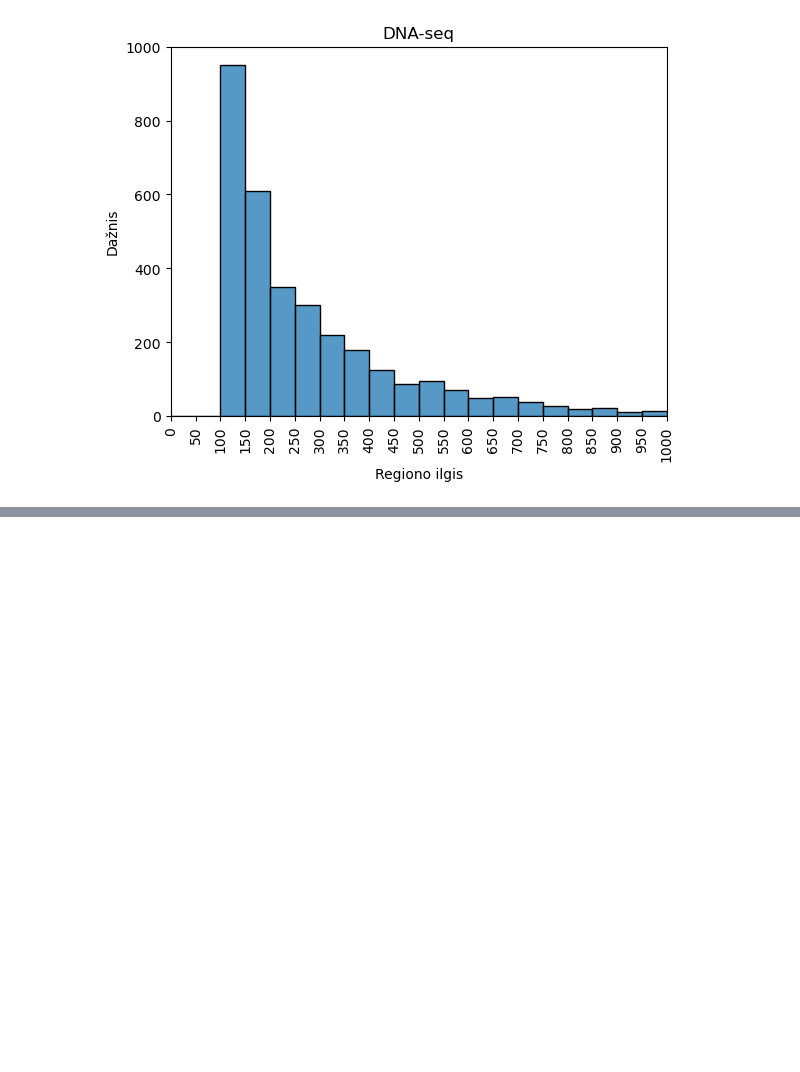
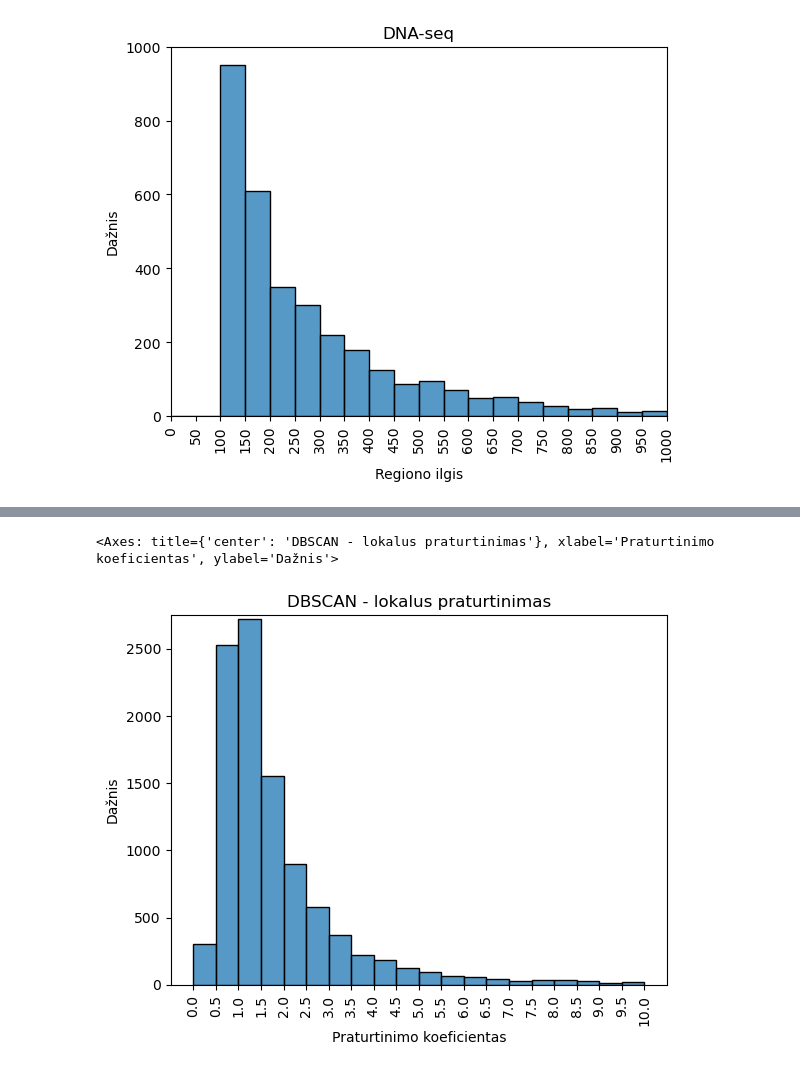
Before and after one commit to lu-kup/bio-baigiamasis, a Jupyter notebook: scripts/diagrams.ipynb, the cells around one changed output, grey strips where cells are left out. Cells and saved outputs as stored; diff of their text form; code cells hidden in the pictures; blank space fills up the shorter version.

```diff
--- a/scripts/diagrams.ipynb
+++ b/scripts/diagrams.ipynb
@@ -145,0 +161,4 @@ sns.histplot(data=df_dnase, bins=bins, x="Length")
+# %%
+enrich_kmeans = pd.read_csv("../outputs/final/enrichment_kmeans.csv", sep='\t')
+enrich_kproto = pd.read_csv("../outputs/final/enrichment_kprototypes.csv", sep='\t')
+enrich_dbscan = pd.read_csv("../outputs/final/enrichment_dbscan.csv", sep='\t')
@@ -145,0 +181,14 @@ sns.histplot(data=df_dnase, bins=bins, x="Length")
+# %%
+bins = np.arange(0, 10.5, step=0.5)
+
+#plt.xlim(0, 1000)
+plt.ylim(0, 2750)
+plt.xticks(bins, fontsize = 10, rotation='vertical')
+plt.title("DBSCAN - lokalus praturtinimas")
+plt.xlabel('Praturtinimo koeficientas')
+plt.ylabel('Dažnis')
+
+sns.histplot(data=enrich_dbscan, bins=bins, x="enrichment_factor1")
+# %% [output]
+<Axes: title={'center': 'DBSCAN - lokalus praturtinimas'}, xlabel='Praturtinimo koeficientas', ylabel='Dažnis'>
+[figure, added]
```
Also changed, not shown: parts of 9 cells of this notebook, 1 other file.
